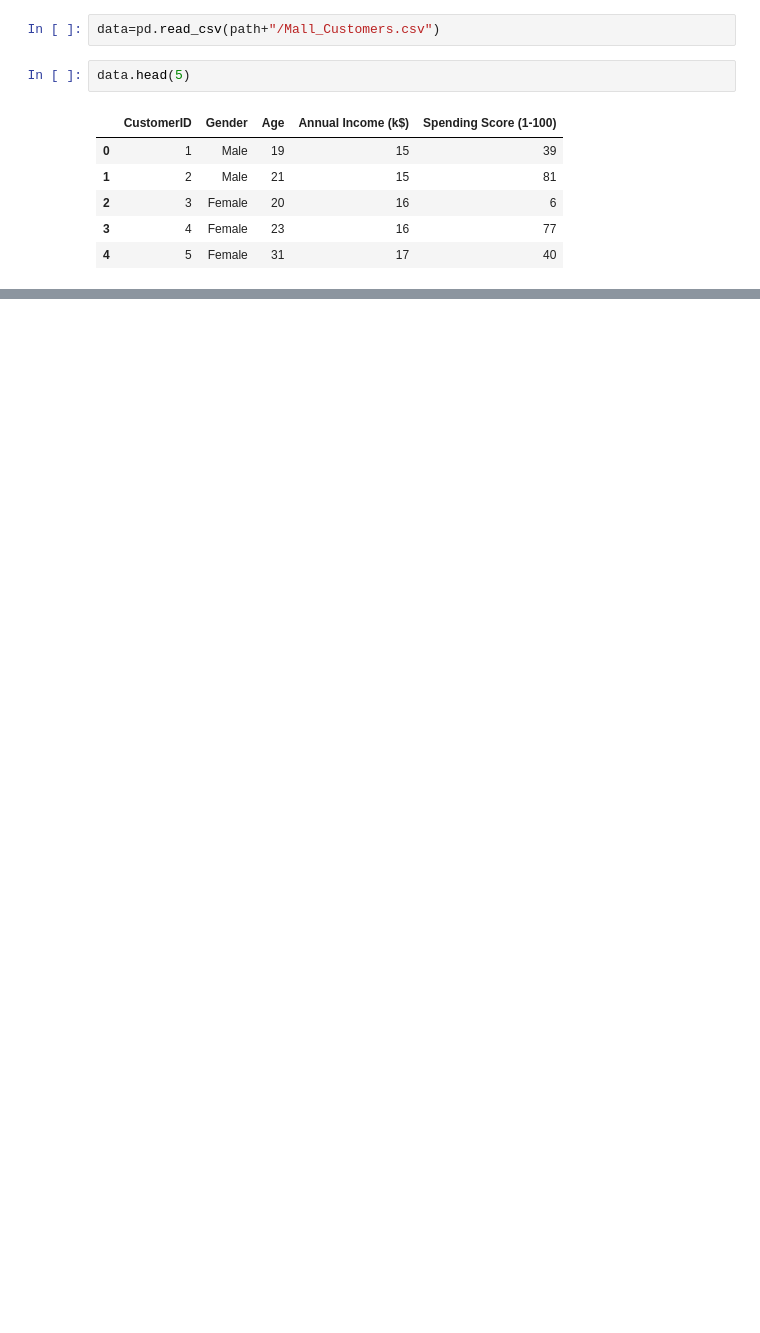
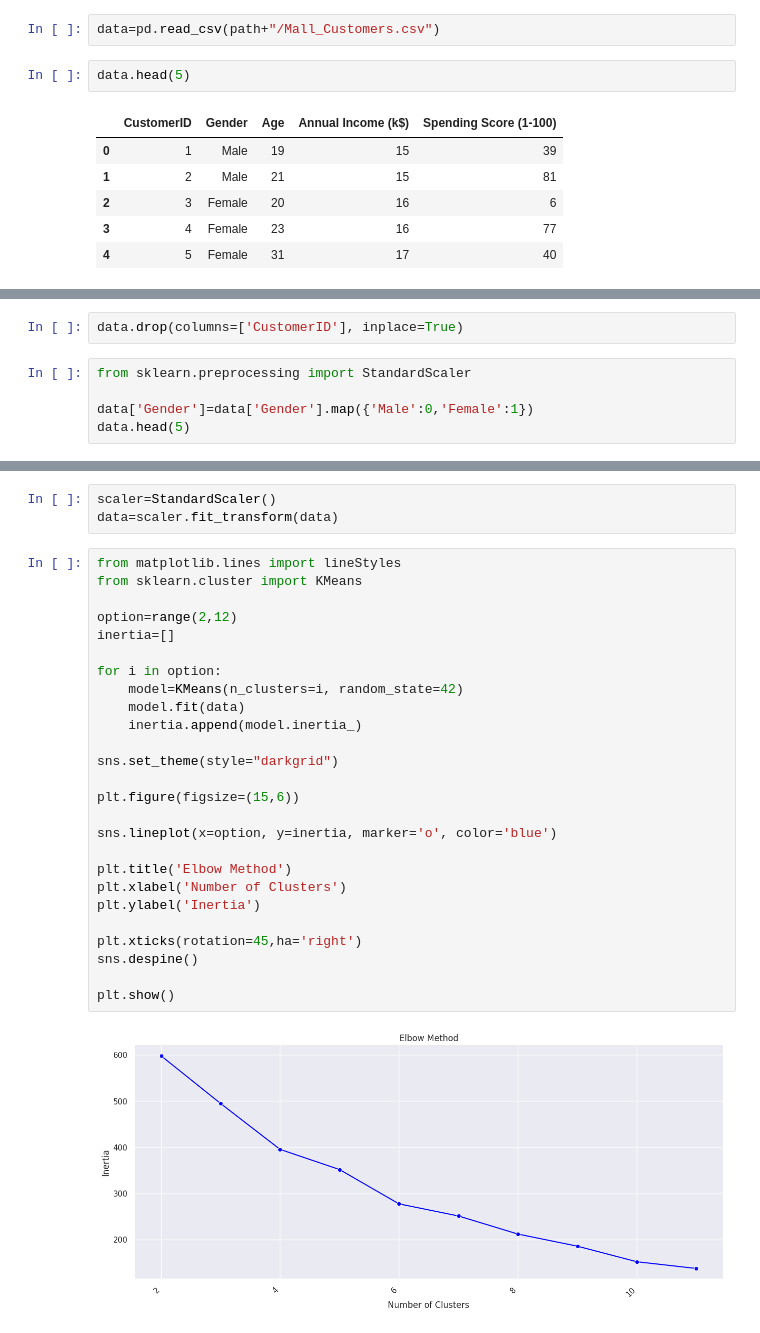
Before and after one commit to vikassinngh123/AI-ML-Learning, a Jupyter notebook: 05-Machine-Learning/02-Unsupervised-Learning/Mall_Customers_Clustering.ipynb, the cells around one changed output, grey strips where cells are left out. Saved outputs shown, nothing was run; the diff lists cells and outputs as text; blank space fills up the shorter version.

Commit message:
feat: implement 4D customer segmentation using KMeans clustering

```diff
--- a/05-Machine-Learning/02-Unsupervised-Learning/Mall_Customers_Clustering.ipynb
+++ b/05-Machine-Learning/02-Unsupervised-Learning/Mall_Customers_Clustering.ipynb
@@ -20,0 +52,7 @@ data.head(5)
+# %%
+data.drop(columns=['CustomerID'], inplace=True)
+# %%
+from sklearn.preprocessing import StandardScaler
+
+data['Gender']=data['Gender'].map({'Male':0,'Female':1})
+data.head(5)
@@ -20,0 +66,31 @@ data.head(5)
+# %%
+scaler=StandardScaler()
+data=scaler.fit_transform(data)
+# %%
+from matplotlib.lines import lineStyles
+from sklearn.cluster import KMeans
+
+option=range(2,12)
+inertia=[]
+
+for i in option:
+    model=KMeans(n_clusters=i, random_state=42)
+    model.fit(data)
+    inertia.append(model.inertia_)
+
+sns.set_theme(style="darkgrid")
+
+plt.figure(figsize=(15,6))
+
+sns.lineplot(x=option, y=inertia, marker='o', color='blue')
+
+plt.title('Elbow Method')
+plt.xlabel('Number of Clusters')
+plt.ylabel('Inertia')
+
+plt.xticks(rotation=45,ha='right')
+sns.despine()
+
+plt.show()
+# %% [output]
+[figure, added]
```
Also changed, not shown: parts of 10 cells of this notebook.
